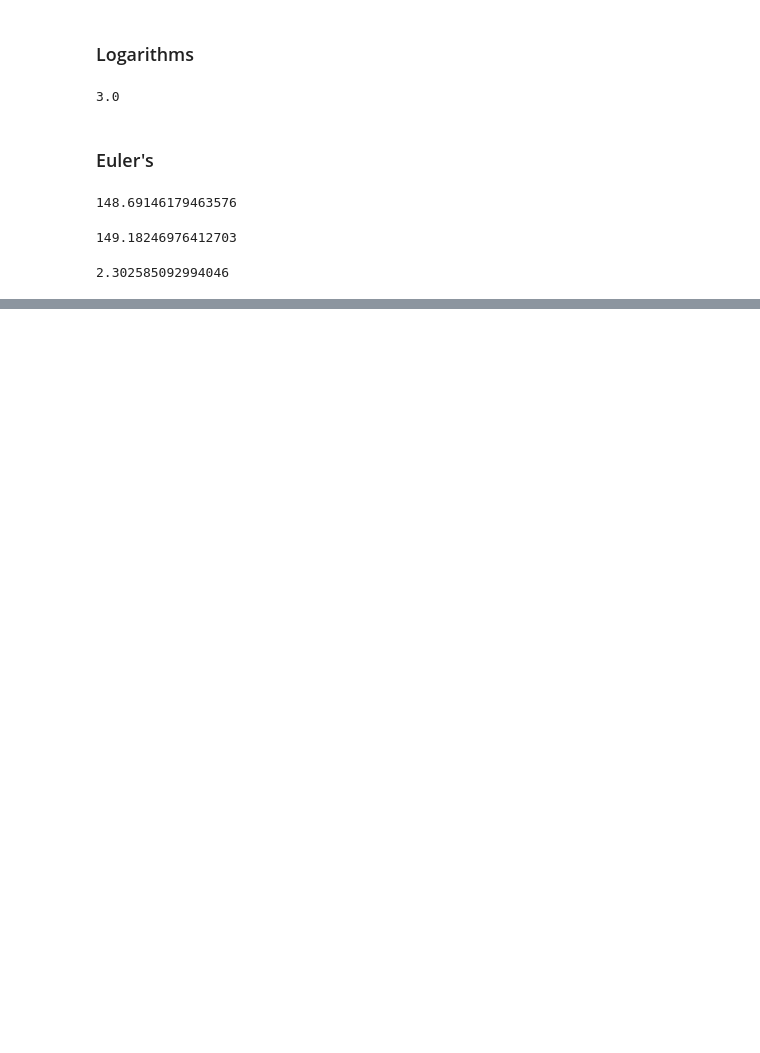
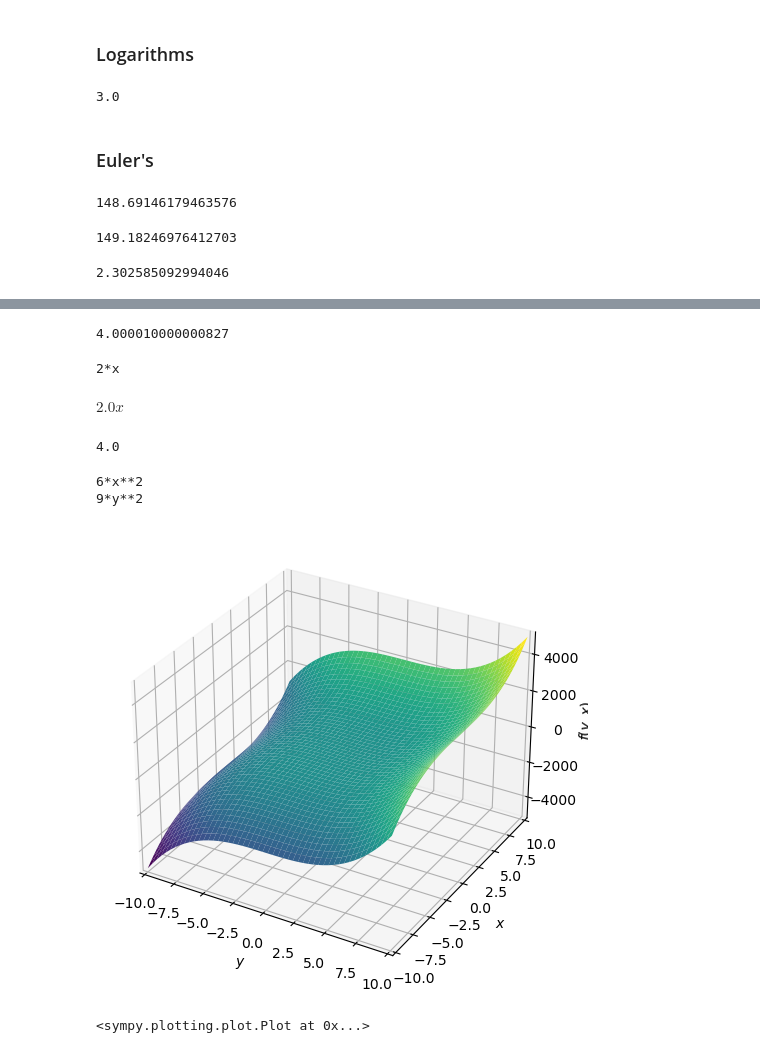
Before and after one commit to PabloPombo/Python_Learning-DS-AI-other_libraries, a Jupyter notebook: OREILLY-Books/Essential_Math_for_Data_Science/1.Basic Math and Calculus Review.ipynb, the cells around one changed output, grey strips where cells are left out. Saved outputs shown, nothing was run; the diff lists cells and outputs as text; code cells hidden in the pictures; blank space fills up the shorter version.

Commit message:
Chapter 1 - Derivative and limits

```diff
--- a/OREILLY-Books/Essential_Math_for_Data_Science/1.Basic Math and Calculus Review.ipynb
+++ b/OREILLY-Books/Essential_Math_for_Data_Science/1.Basic Math and Calculus Review.ipynb
@@ -92,0 +120,34 @@ print(x)
+# %%
+def derivative_x(f, x, step_size):
+    m = (f(x + step_size) - f(x)) / ((x + step_size) - x)
+    return m
+
+def my_function(x):
+    return x**2
+
+slope_at_2 = derivative_x(my_function, 2, 0.00001)
+print(slope_at_2)
+# %% [output]
+4.000010000000827
+# %%
+# Declarate 'x' to Sympy
+x = symbols('x')
+#Now Python syntax to declare function
+f = x**2
+#Calculate the derivagive of the function
+dx_f = diff(f)
+print(dx_f)
+# %% [output]
+2*x
+$\displaystyle 2.0 x$
+# %%
+def f(x):
+    return x**2
+
+def dx_f(x):
+    return 2*x
+
+slope_at_2 = dx_f(2.0)
+print(slope_at_2)
+# %% [output]
+4.0
@@ -92,0 +156,18 @@ print(x)
+# %%
+#Declare x and y
+x, y = symbols ('x y')
+#Declare function
+f = 2*x**3 + 3*y**3
+#Calculate partial derivatives
+dx_f = diff(f,x)
+dy_f = diff(f,y)
+
+print(dx_f)
+print(dy_f)
+
+plot3d(f)
+# %% [output]
+6*x**2
+9*y**2
+[figure, added]
+<sympy.plotting.plot.Plot at 0x...>
```
Also changed, not shown: parts of 7 cells of this notebook.
